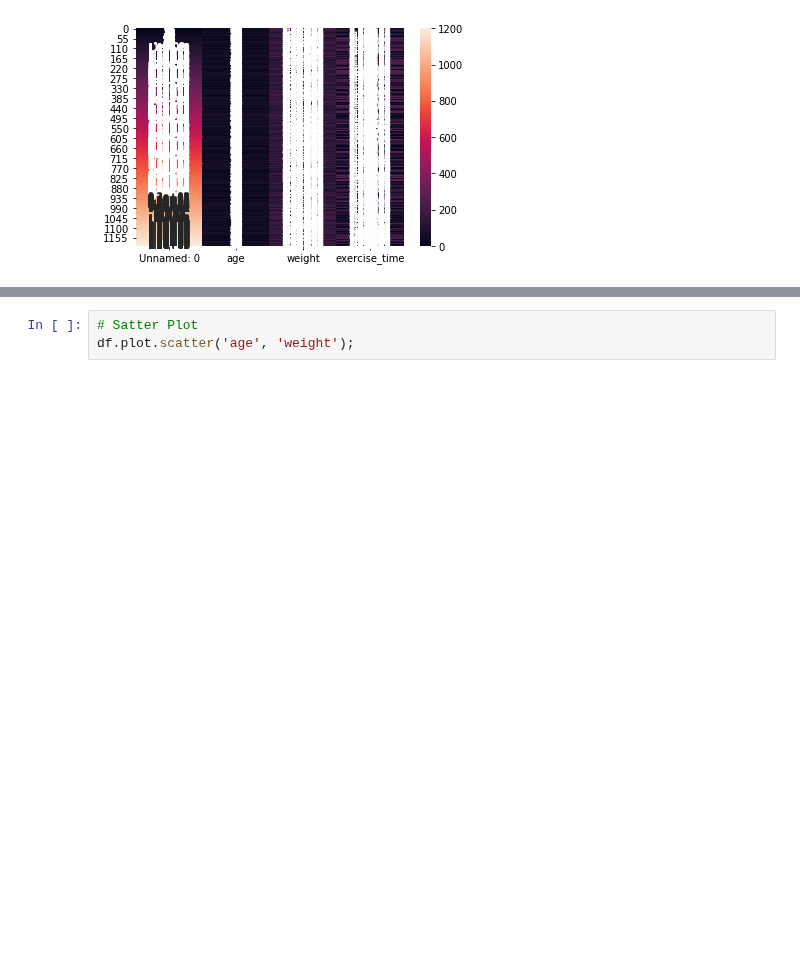
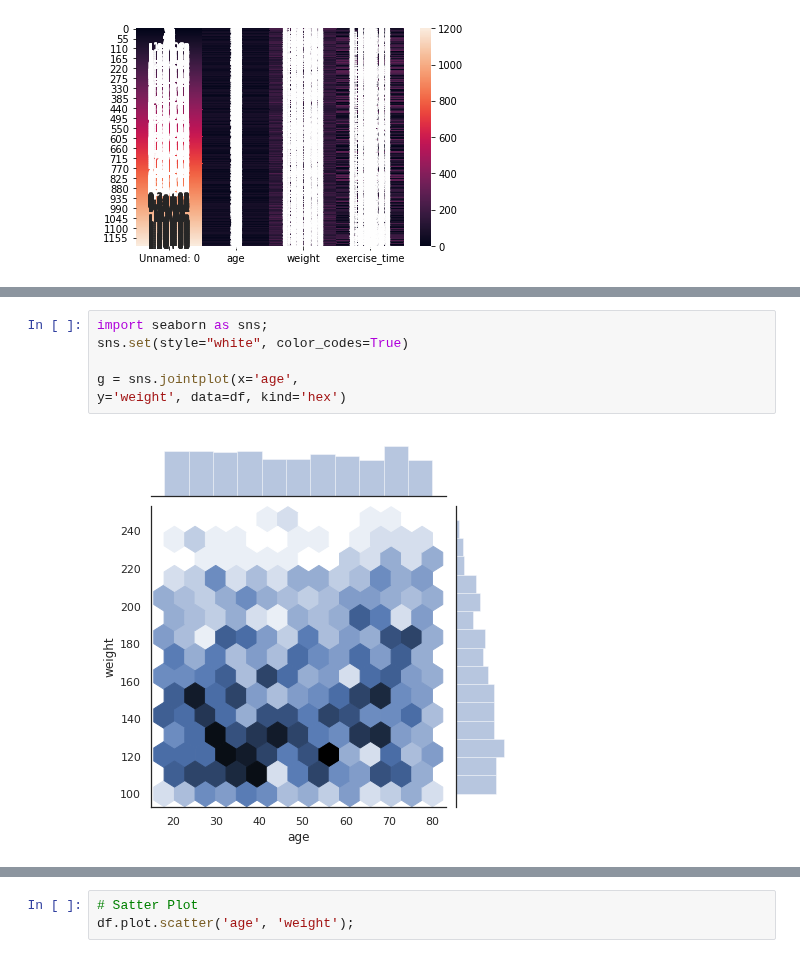
Before and after one commit to HeyLaxmi/DS-Unit-1-Sprint-1-Dealing-With-Data, a Jupyter notebook: LS_DS_114_Making_Data_backed_Assertions.ipynb, the cells around one changed output, grey strips where cells are left out. Cells and saved outputs as stored; diff of their text form; blank space fills up the shorter version.

```diff
--- a/LS_DS_114_Making_Data_backed_Assertions.ipynb
+++ b/LS_DS_114_Making_Data_backed_Assertions.ipynb
@@ -254,0 +263,8 @@ sns.heatmap(df, annot=True)
+# %%
+import seaborn as sns;
+sns.set(style="white", color_codes=True)
+
+g = sns.jointplot(x='age',
+y='weight', data=df, kind='hex')
+# %% [output]
+[figure, added]
```
Also changed, not shown: parts of 4 cells of this notebook.
